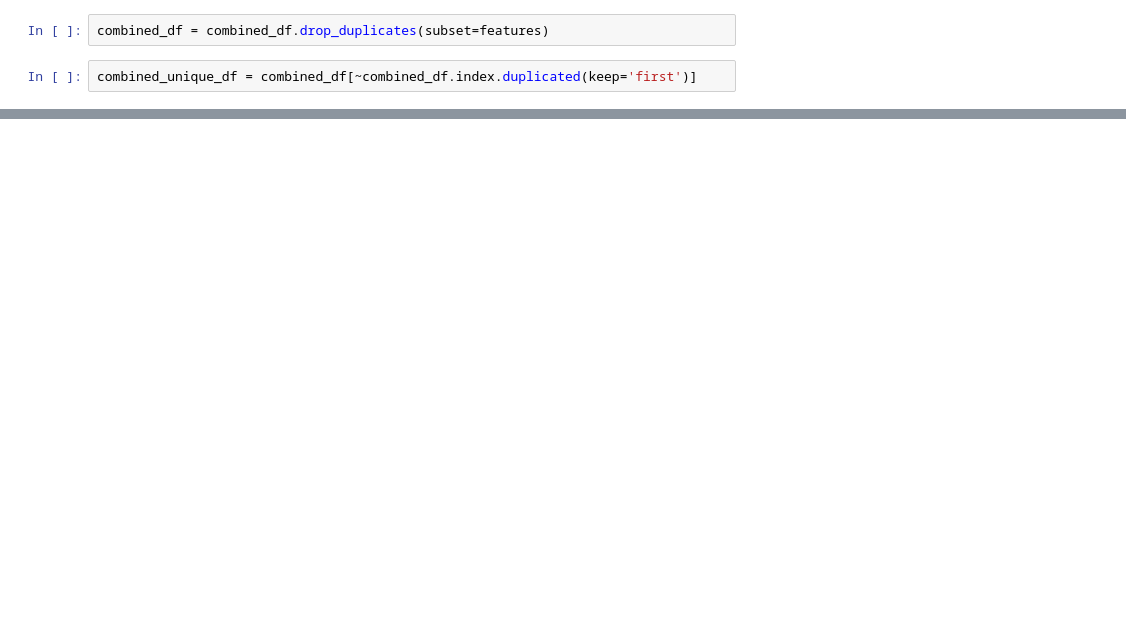
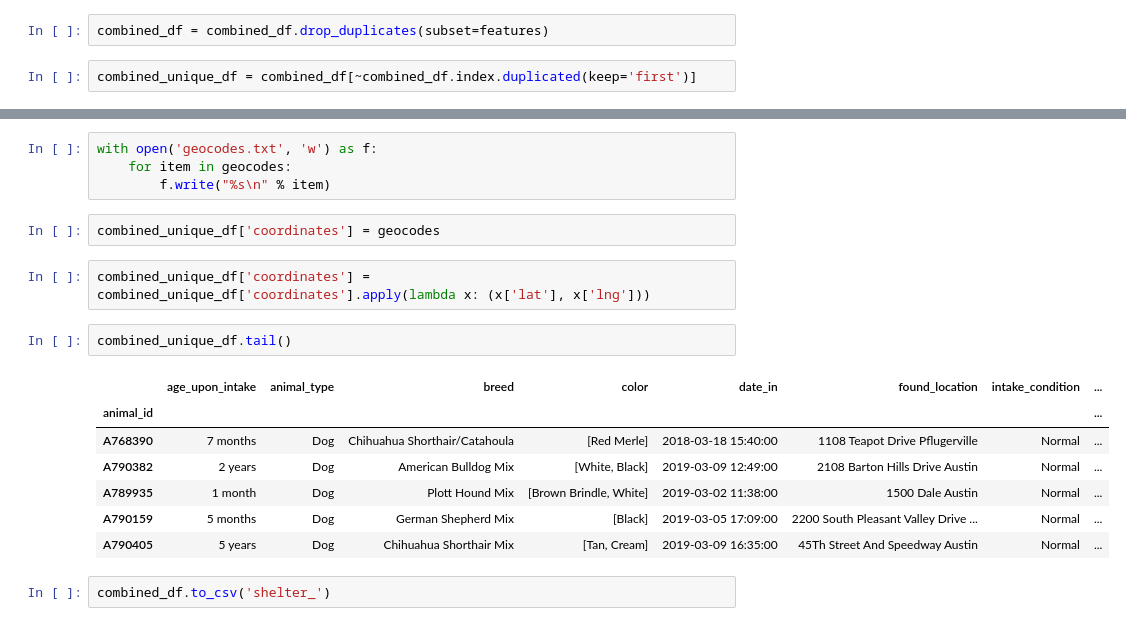
Before and after one commit to rohanvembar/data-science-project, a Jupyter notebook: notebooks/Data Collection and Cleaning.ipynb, the cells around one changed output, grey strips where cells are left out. Saved outputs shown, nothing was run; the diff lists cells and outputs as text; blank space fills up the shorter version.

```diff
--- a/notebooks/Data Collection and Cleaning.ipynb
+++ b/notebooks/Data Collection and Cleaning.ipynb
@@ -217,0 +155,20 @@ combined_unique_df
+# %%
+with open('geocodes.txt', 'w') as f:
+    for item in geocodes:
+        f.write("%s\n" % item)
+# %%
+combined_unique_df['coordinates'] = geocodes
+# %%
+combined_unique_df['coordinates'] = combined_unique_df['coordinates'].apply(lambda x: (x['lat'], x['lng']))
+# %%
+combined_unique_df.tail()
+# %% [output]
+|  | age_upon_intake | animal_type | breed | color | date_in | found_location | intake_condition | ... |
+| animal_id |  |  |  |  |  |  |  | ... |
+| A768390 | 7 months | Dog | Chihuahua Shorthair/Catahoula | [Red Merle] | 2018-03-18 15:40:00 | 1108 Teapot Drive Pflugerville | Normal | ... |
+| A790382 | 2 years | Dog | American Bulldog Mix | [White, Black] | 2019-03-09 12:49:00 | 2108 Barton Hills Drive Austin | Normal | ... |
+| A789935 | 1 month | Dog | Plott Hound Mix | [Brown Brindle, White] | 2019-03-02 11:38:00 | 1500 Dale Austin | Normal | ... |
+| A790159 | 5 months | Dog | German Shepherd Mix | [Black] | 2019-03-05 17:09:00 | 2200 South Pleasant Valley Drive ... | Normal | ... |
+| A790405 | 5 years | Dog | Chihuahua Shorthair Mix | [Tan, Cream] | 2019-03-09 16:35:00 | 45Th Street And Speedway Austin | Normal | ... |
+# %%
+combined_df.to_csv('shelter_')
```
Also changed, not shown: parts of 24 cells of this notebook, 5 other files.
